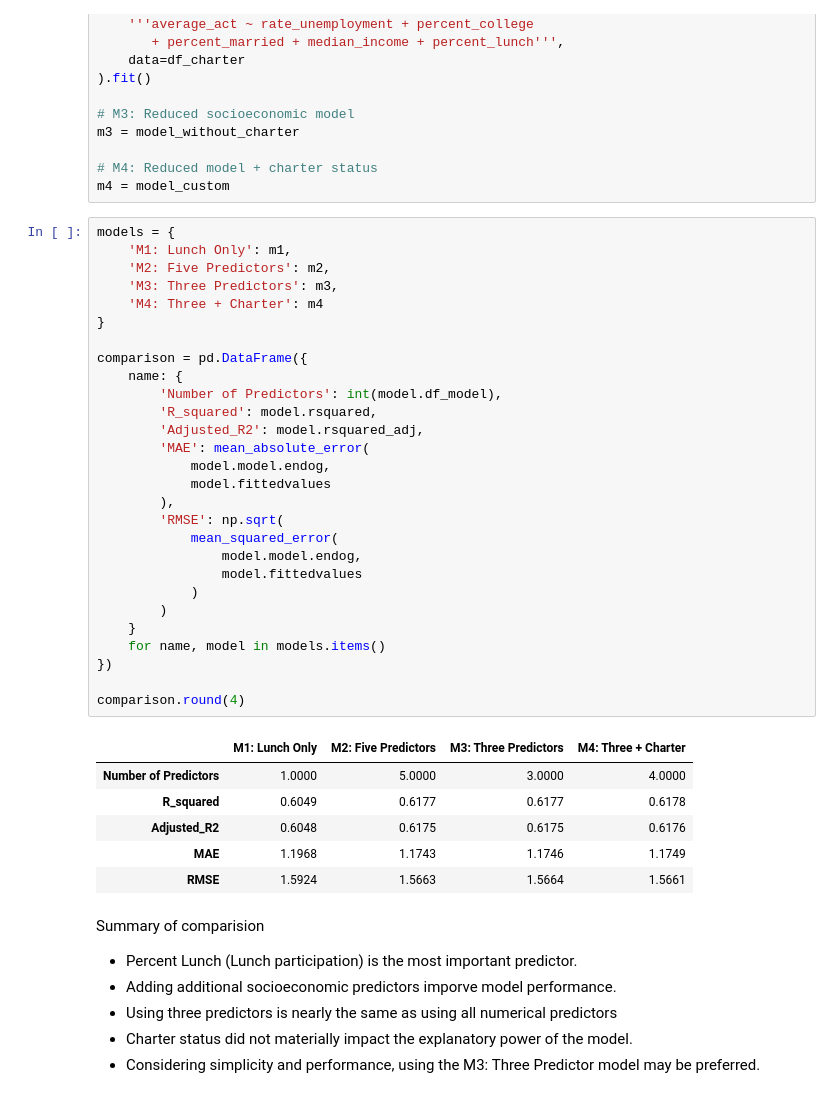
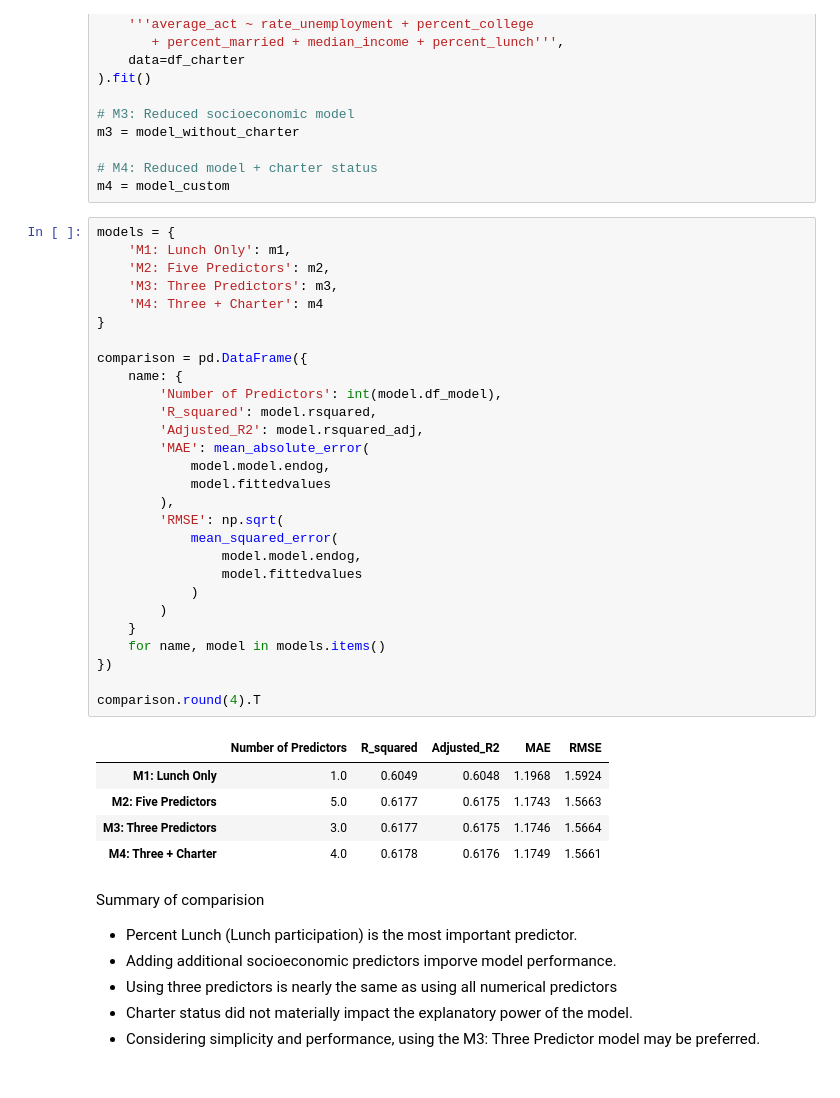
Before and after one commit to binay8/education, a Jupyter notebook: code/03_regression_analysis.ipynb, the cells around one changed output. Saved outputs shown, nothing was run; the diff lists cells and outputs as text.

```diff
--- a/code/03_regression_analysis.ipynb
+++ b/code/03_regression_analysis.ipynb
@@ -508,38 +514,37 @@ m4 = model_custom
 # %%
 models = {
     'M1: Lunch Only': m1,
     'M2: Five Predictors': m2,
     'M3: Three Predictors': m3,
     'M4: Three + Charter': m4
 }
 
 comparison = pd.DataFrame({
     name: {
         'Number of Predictors': int(model.df_model),
         'R_squared': model.rsquared,
         'Adjusted_R2': model.rsquared_adj,
         'MAE': mean_absolute_error(
             model.model.endog,
             model.fittedvalues
         ),
         'RMSE': np.sqrt(
             mean_squared_error(
                 model.model.endog,
                 model.fittedvalues
             )
         )
     }
     for name, model in models.items()
 })
 
-comparison.round(4)
+comparison.round(4).T
 # %% [output]
-|  | M1: Lunch Only | M2: Five Predictors | M3: Three Predictors | M4: Three + Charter |
-| Number of Predictors | 1.0000 | 5.0000 | 3.0000 | 4.0000 |
-| R_squared | 0.6049 | 0.6177 | 0.6177 | 0.6178 |
-| Adjusted_R2 | 0.6048 | 0.6175 | 0.6175 | 0.6176 |
-| MAE | 1.1968 | 1.1743 | 1.1746 | 1.1749 |
-| RMSE | 1.5924 | 1.5663 | 1.5664 | 1.5661 |
+|  | Number of Predictors | R_squared | Adjusted_R2 | MAE | RMSE |
+| M1: Lunch Only | 1.0 | 0.6049 | 0.6048 | 1.1968 | 1.5924 |
+| M2: Five Predictors | 5.0 | 0.6177 | 0.6175 | 1.1743 | 1.5663 |
+| M3: Three Predictors | 3.0 | 0.6177 | 0.6175 | 1.1746 | 1.5664 |
+| M4: Three + Charter | 4.0 | 0.6178 | 0.6176 | 1.1749 | 1.5661 |
 # %% [markdown]
 Summary of comparision
 * Percent Lunch (Lunch participation) is the most important predictor.
```
Also changed, not shown: parts of 12 cells of this notebook, 6 other files.
